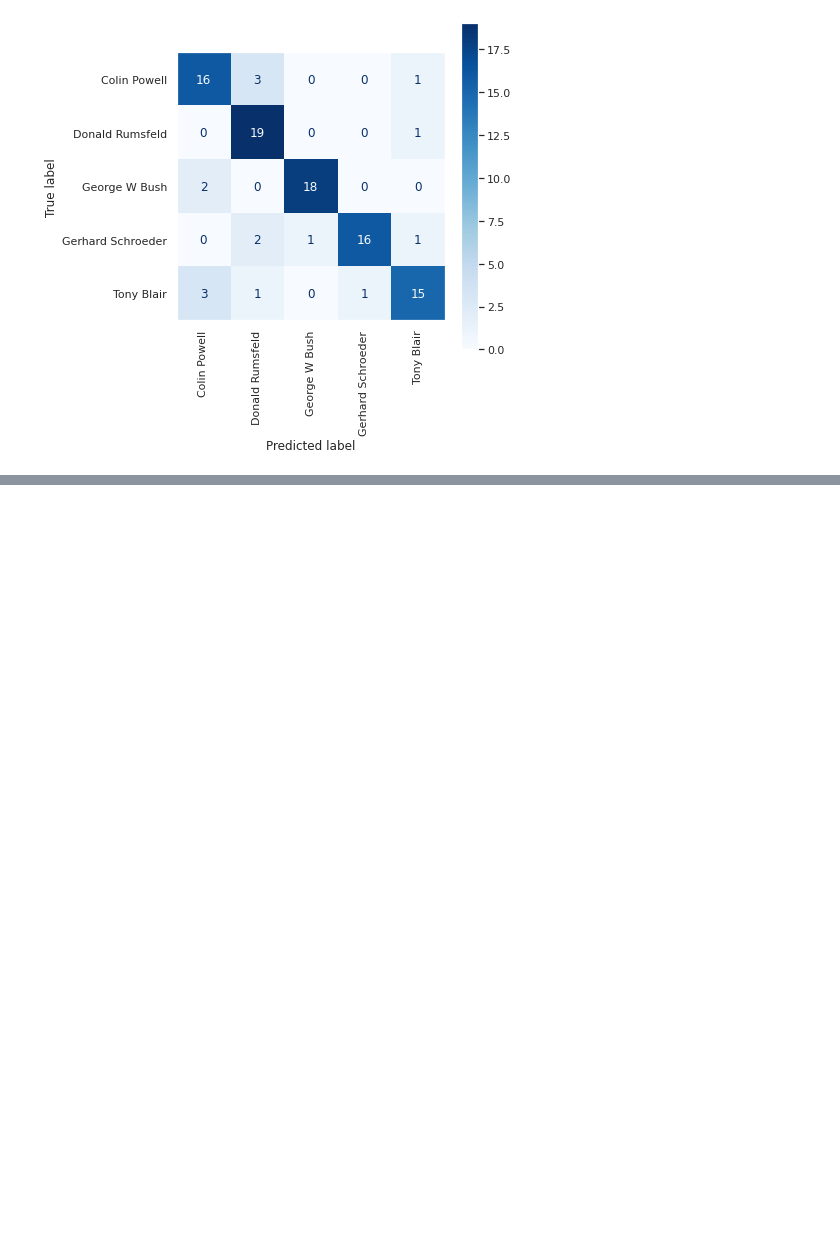
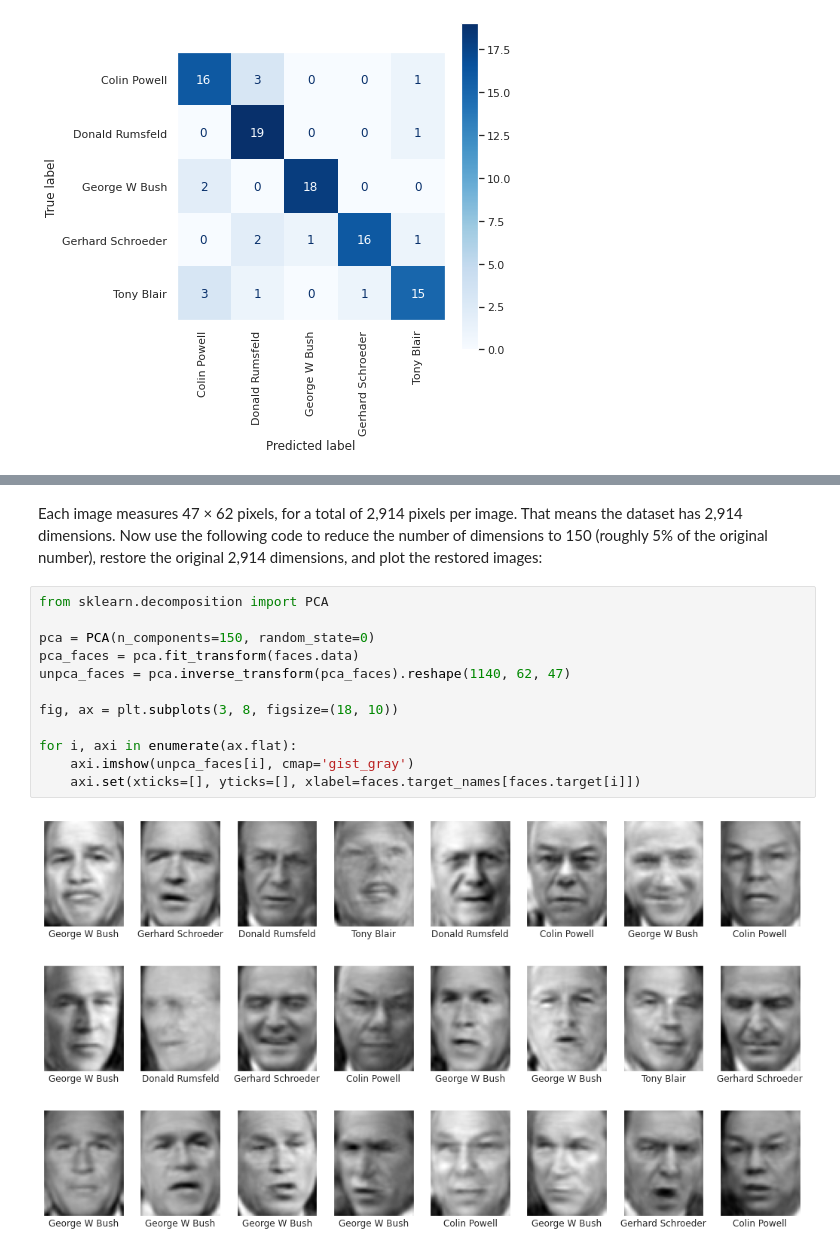
Before and after one commit to dustinober1/Using-SVMs-for-Facial-Recognition, a Jupyter notebook: Using_SVMs_for_Facial_Recognition.ipynb, the cells around one changed output, grey strips where cells are left out. Saved outputs shown, nothing was run; the diff lists cells and outputs as text; blank space fills up the shorter version.

```diff
--- a/Using_SVMs_for_Facial_Recognition.ipynb
+++ b/Using_SVMs_for_Facial_Recognition.ipynb
@@ -260,0 +279,16 @@ cmd.from_estimator(pipe, x_test, y_test, display_labels=faces.target_names,
+# %% [markdown]
+Each image measures 47 × 62 pixels, for a total of 2,914 pixels per image. That means the dataset has 2,914 dimensions. Now use the following code to reduce the number of dimensions to 150 (roughly 5% of the original number), restore the original 2,914 dimensions, and plot the restored images:
+# %%
+from sklearn.decomposition import PCA
+
+pca = PCA(n_components=150, random_state=0)
+pca_faces = pca.fit_transform(faces.data)
+unpca_faces = pca.inverse_transform(pca_faces).reshape(1140, 62, 47)
+
+fig, ax = plt.subplots(3, 8, figsize=(18, 10))
+
+for i, axi in enumerate(ax.flat):
+    axi.imshow(unpca_faces[i], cmap='gist_gray')
+    axi.set(xticks=[], yticks=[], xlabel=faces.target_names[faces.target[i]])
+# %% [output]
+[figure, added]
```
Also changed, not shown: parts of 16 cells of this notebook.
